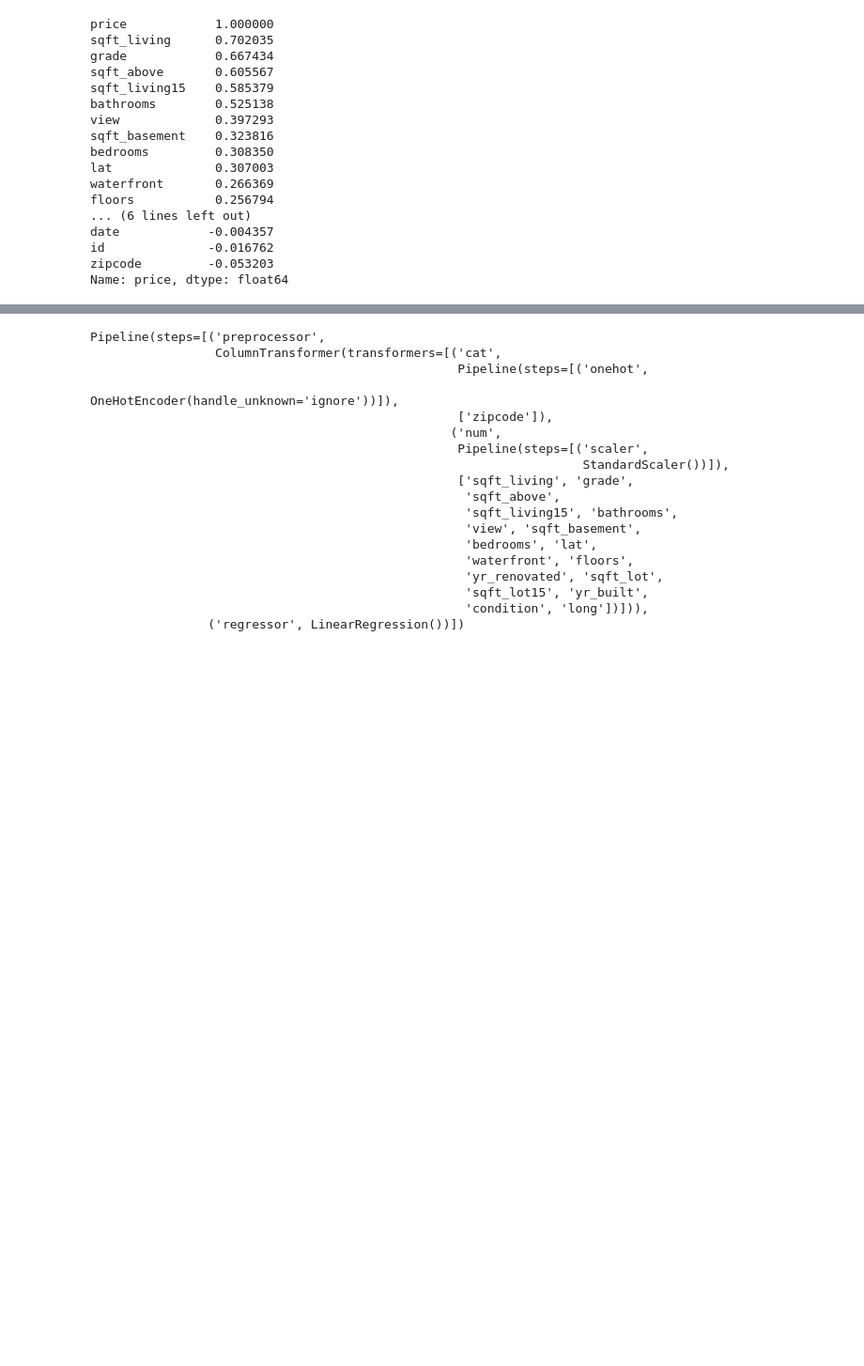
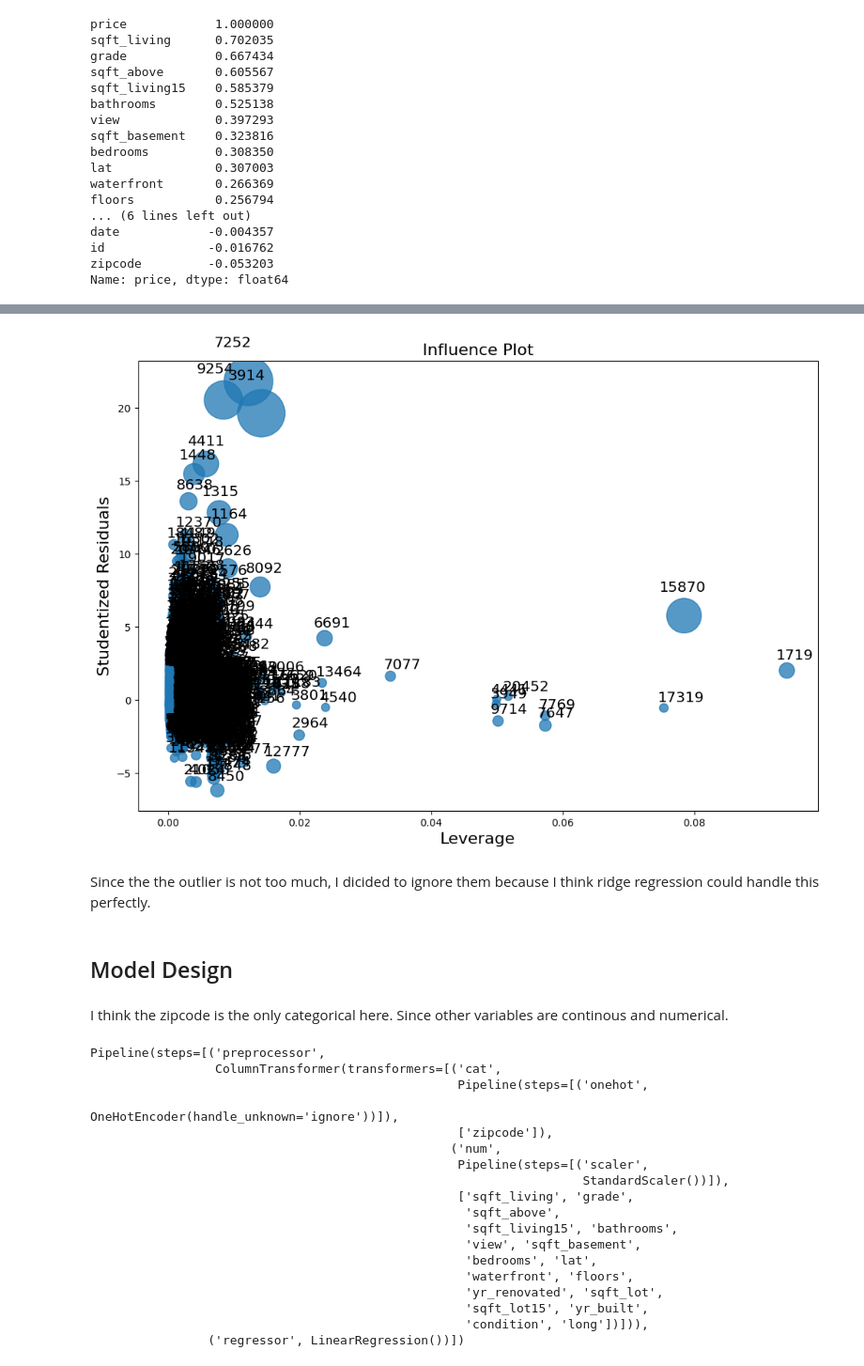
Before and after one commit to JacdowYc/Schulich_data_science1, a Jupyter notebook: Assignmebt/Assignment 3.ipynb, the cells around one changed output, grey strips where cells are left out. Shown: that part at 94% size. Drawn from its saved outputs; the diff is of its cells as text; code cells hidden in the pictures; blank space fills up the shorter version.

```diff
--- a/Assignmebt/Assignment 3.ipynb
+++ b/Assignmebt/Assignment 3.ipynb
@@ -144,3 +134,10 @@ Pipeline(steps=[('preprocessor',
+# %%
+fig, ax = plt.subplots(figsize=(12,8))
+fig = sm.graphics.influence_plot(results, ax=ax, criterion='cooks')
+# %% [output]
+[figure, added]
+# %% [markdown]
+Since the the outlier is not too much, I dicided to ignore them because I think ridge regression could handle this perfectly.
 # %%
 # separate features and target.   Date and ID seems not useful here.
 categorical_features = ['zipcode']
@@ -148,6 +145,10 @@ numerical_features = ['sqft_living', 'grade', 'sqft_above', 'sqft_living15', 'ba
                       'bedrooms', 'lat', 'waterfront', 'floors', 'yr_renovated', 'sqft_lot', 'sqft_lot15', 'yr_built',
                      'condition', 'long']
 target = ['price']
+# %% [markdown]
+## Model Design
+# %% [markdown]
+I think the zipcode is the only categorical here. Since other variables are continous and numerical.
 # %%
 # split data in train / test
 X_train, X_test, y_train, y_test = train_test_split(df[categorical_features + numerical_features]
```
Also changed, not shown: parts of 12 cells of this notebook, 1 other file.
